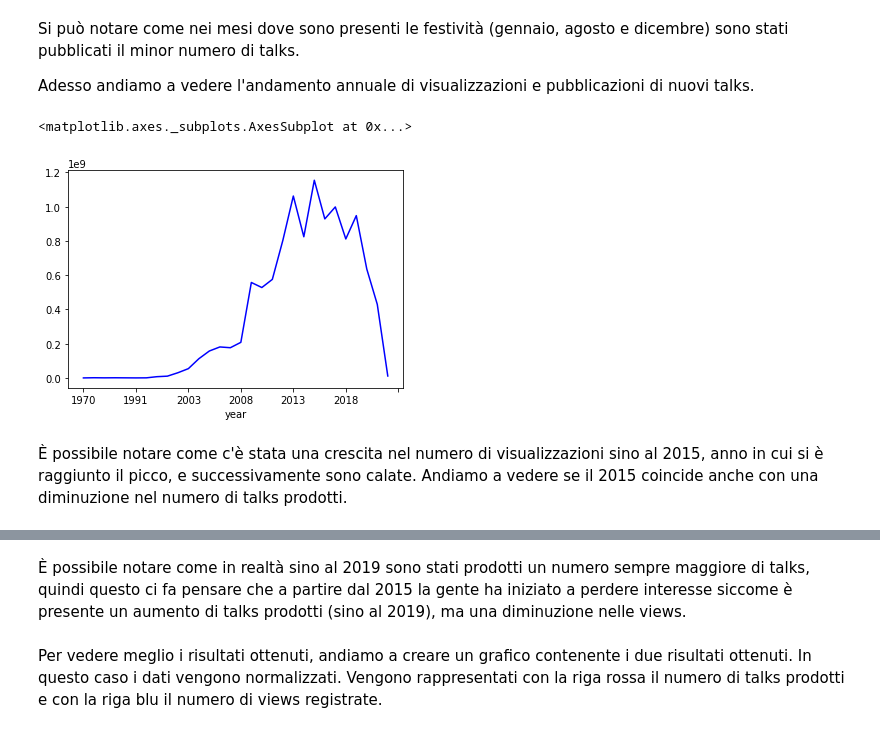
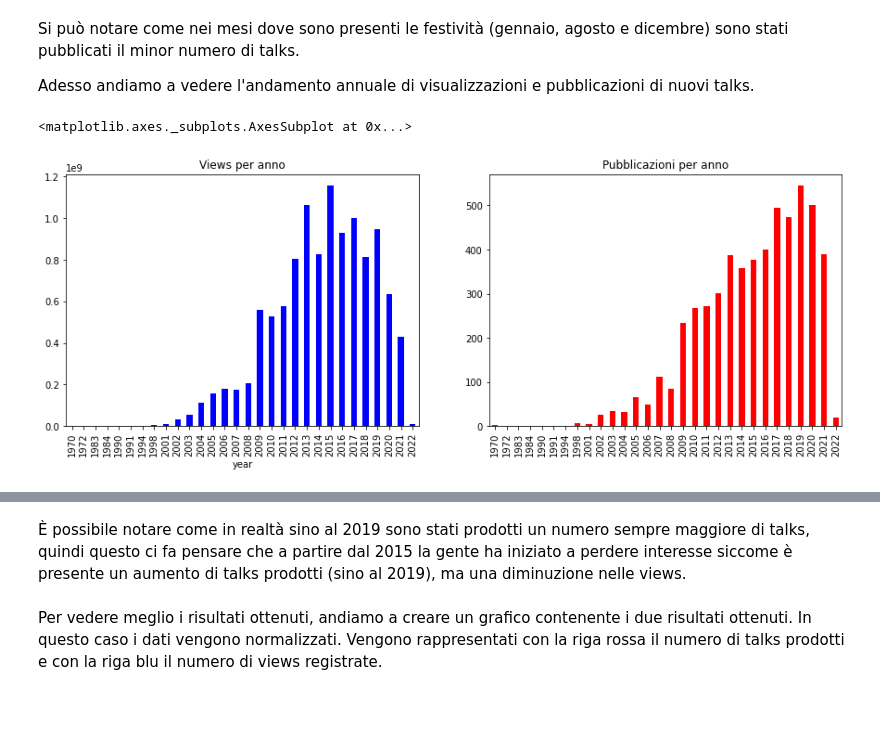
Before and after one commit to Fili00/Analisi_TedTalkDataset, a Jupyter notebook: progetto.ipynb, the cells around one changed output, grey strips where cells are left out. Saved outputs shown, nothing was run; the diff lists cells and outputs as text; code cells hidden in the pictures; blank space fills up the shorter version.

```diff
--- a/progetto.ipynb
+++ b/progetto.ipynb
@@ -210,12 +242,16 @@ Si può notare come nei mesi dove sono presenti le festività (gennaio, agosto e
 
 Adesso andiamo a vedere l'andamento annuale di visualizzazioni e pubblicazioni di nuovi talks.
 # %%
-ted['year'] = ted['date'].str.split(' ', expand=True)[1]
+ted['year'] = [int(x) for x in ted['date'].str.split(' ', expand=True)[1]]
 # %%
 views = ted.groupby('year')['views'].sum()#/ted['views'].sum() #normalizzazione
-views.plot(kind='line', color='blue')
+year = ted['year'].value_counts().sort_index()
+
+plt.figure(figsize=(15,5))
+plt.subplot(1,2,1)
+views.plot(kind='bar', color='blue', title="Views per anno")
+plt.subplot(1,2,2)
+year.plot(kind='bar', color='red', title="Pubblicazioni per anno")
 # %% [output]
 <matplotlib.axes._subplots.AxesSubplot at 0x...>
-[figure, old version]
+[figure, new version]
-# %% [markdown]
-È possibile notare come c'è stata una crescita nel numero di visualizzazioni sino al 2015, anno in cui si è raggiunto il picco, e successivamente sono calate. Andiamo a vedere se il 2015 coincide anche con una diminuzione nel numero di talks prodotti.
```
Also changed, not shown: parts of 62 cells of this notebook.
